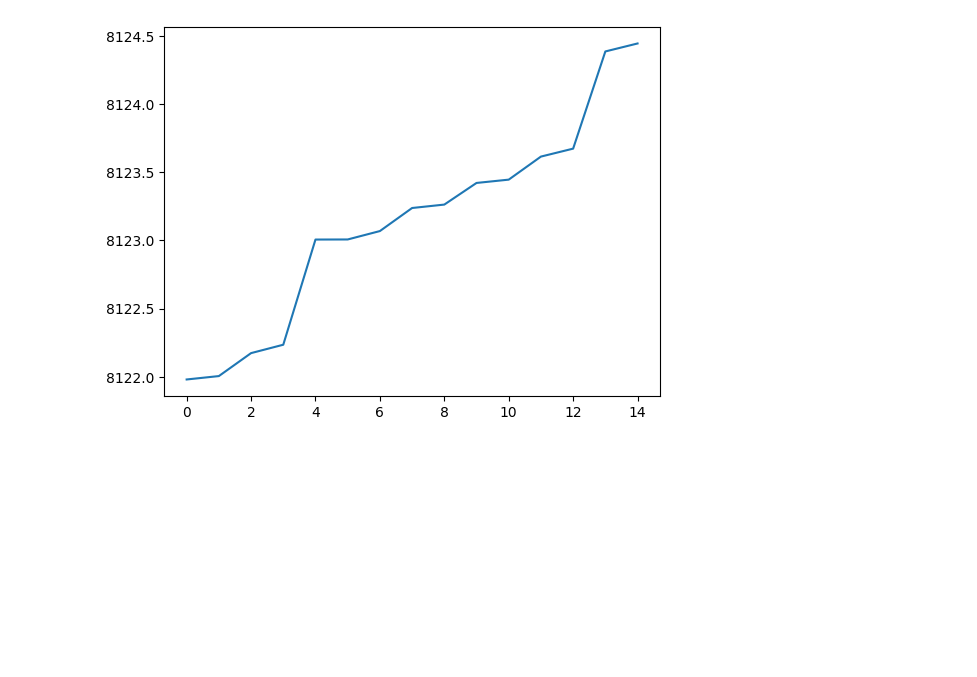
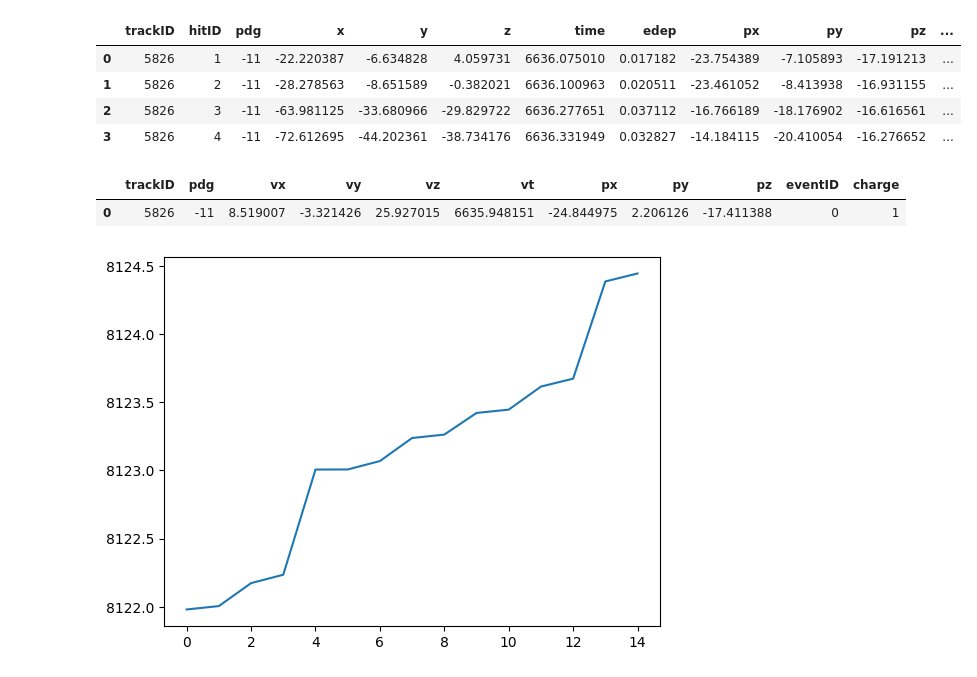
Before and after one commit to vsqdhruv/hepattn, a Jupyter notebook: src/hepattn/experiments/mu3e/final_preprocessing.ipynb, the cells around one changed output. Saved outputs shown, nothing was run; the diff lists cells and outputs as text; code cells hidden in the pictures; blank space fills up the shorter version.

```diff
--- a/src/hepattn/experiments/mu3e/final_preprocessing.ipynb
+++ b/src/hepattn/experiments/mu3e/final_preprocessing.ipynb
@@ -10,12 +10,17 @@ from tqdm import tqdm
 import uproot
 # %%
 parent = "/home/xzcapnai/hepattn/hepattn/src/hepattn/experiments/mu3e/data/conf14"
-file_path = "/mu3e_sort_run0001000.root"
-in_dir = parent + file_path
+file_1_path = "/mu3e_sort_run0001000.root"
+file_2_path = "/mu3e_sort_run0001001.root"
+file_3_path = "/mu3e_sort_run0001003.root"
 
-train_dir = "/home/xzcapnai/hepattn/hepattn/src/hepattn/experiments/mu3e/data/train"
-val_dir = "/home/xzcapnai/hepattn/hepattn/src/hepattn/experiments/mu3e/data/val"
-test_dir = "/home/xzcapnai/hepattn/hepattn/src/hepattn/experiments/mu3e/data/test"
+in_dir_1 = parent + file_1_path
+in_dir_2 = parent + file_2_path
+in_dir_3 = parent + file_3_path
+
+train_dir = "/home/xzcapnai/hepattn/hepattn/src/hepattn/experiments/mu3e/data/train_expanded"
+val_dir = "/home/xzcapnai/hepattn/hepattn/src/hepattn/experiments/mu3e/data/val_expanded"
+test_dir = "/home/xzcapnai/hepattn/hepattn/src/hepattn/experiments/mu3e/data/test_expanded"
 
 #train_dir = "/home/xzcapnai/hepattn/hepattn/src/hepattn/experiments/mu3e/data/train_batch_size_1"
 #val_dir = "/home/xzcapnai/hepattn/hepattn/src/hepattn/experiments/mu3e/data/val_batch_size_1"
@@ -140,7 +145,11 @@ def root_to_parquet(
 
     ### sorting by hitID within track ###
     print('Sorting hitID within tracks...')
-    valid_sensor_hits = valid_sensor_hits.sort_values(by=['trackID', 'hitID'], key=hit_sorter)
+    valid_sensor_hits = valid_sensor_hits.sort_values(by=['eventID', 'trackID', 'hitID'], key=hit_sorter)
+    #valid_sensor_hits = valid_sensor_hits.sort_values(
+    #        by=['eventID', 'trackID', 'time'],
+    #        ascending=[True, True, True]
+    #        )
 
     ### merge events into larger batch ###
     print(f'Merging events into batch of {event_batch}...')
@@ -163,6 +172,9 @@ def root_to_parquet(
     ### converting PDG to charge ###
     valid_sensor_hits['charge'] = valid_sensor_hits['pdg'].map({11: -1, -11: 1}).fillna(0)
     valid_global_tracks['charge'] = valid_global_tracks['pdg'].map({11: -1, -11: 1}).fillna(0)
+
+    valid_sensor_hits = valid_sensor_hits.drop(columns=['eventID_old', 'det']).reset_index(drop=True)
+    valid_global_tracks = valid_global_tracks.drop(columns=['eventID_old']).reset_index(drop=True)
 
     print('Separating into train, val, test groups...')
     total_events = valid_sensor_hits['eventID'].max()
@@ -208,7 +220,15 @@ def root_to_parquet(
 
     return global_track_df, global_hit_df, valid_sensor_hits, valid_global_tracks
 # %%
-global_tracks, global_hits, hits, particles = root_to_parquet(in_dir, train_dir, val_dir, test_dir, event_batch = 2, event_limit=None, save_to_parquet=True)
+_, _, hits_1, particles_1 = root_to_parquet(in_dir_1,
+                                    train_dir, val_dir, test_dir,
+                                    event_batch = 2, event_limit=None,
+                                    save_to_parquet=False)
+
+_, _, hits_2, particles_2 = root_to_parquet(in_dir_2,
+                                    train_dir, val_dir, test_dir,
+                                    event_batch = 2, event_limit=None,
+                                    save_to_parquet=False)
 # %% [output]
 Loading global hit and track data, compiling events...
 Mapping events...
@@ -271,3 +250,16 @@ particles
+# %%
+hits_1[hits_1['trackID']==5826]
+# %% [output]
+|  | trackID | hitID | pdg | x | y | z | time | edep | px | py | pz | ... |
+| 0 | 5826 | 1 | -11 | -22.220387 | -6.634828 | 4.059731 | 6636.075010 | 0.017182 | -23.754389 | -7.105893 | -17.191213 | ... |
+| 1 | 5826 | 2 | -11 | -28.278563 | -8.651589 | -0.382021 | 6636.100963 | 0.020511 | -23.461052 | -8.413938 | -16.931155 | ... |
+| 2 | 5826 | 3 | -11 | -63.981125 | -33.680966 | -29.829722 | 6636.277651 | 0.037112 | -16.766189 | -18.176902 | -16.616561 | ... |
+| 3 | 5826 | 4 | -11 | -72.612695 | -44.202361 | -38.734176 | 6636.331949 | 0.032827 | -14.184115 | -20.410054 | -16.276652 | ... |
+# %%
+particles_1[particles_1['trackID']==5826]
+# %% [output]
+|  | trackID | pdg | vx | vy | vz | vt | px | py | pz | eventID | charge |
+| 0 | 5826 | -11 | 8.519007 | -3.321426 | 25.927015 | 6635.948151 | -24.844975 | 2.206126 | -17.411388 | 0 | 1 |
 # %%
 hits[hits['trackID']==12175]
 
```
Also changed, not shown: parts of 5 cells of this notebook.
